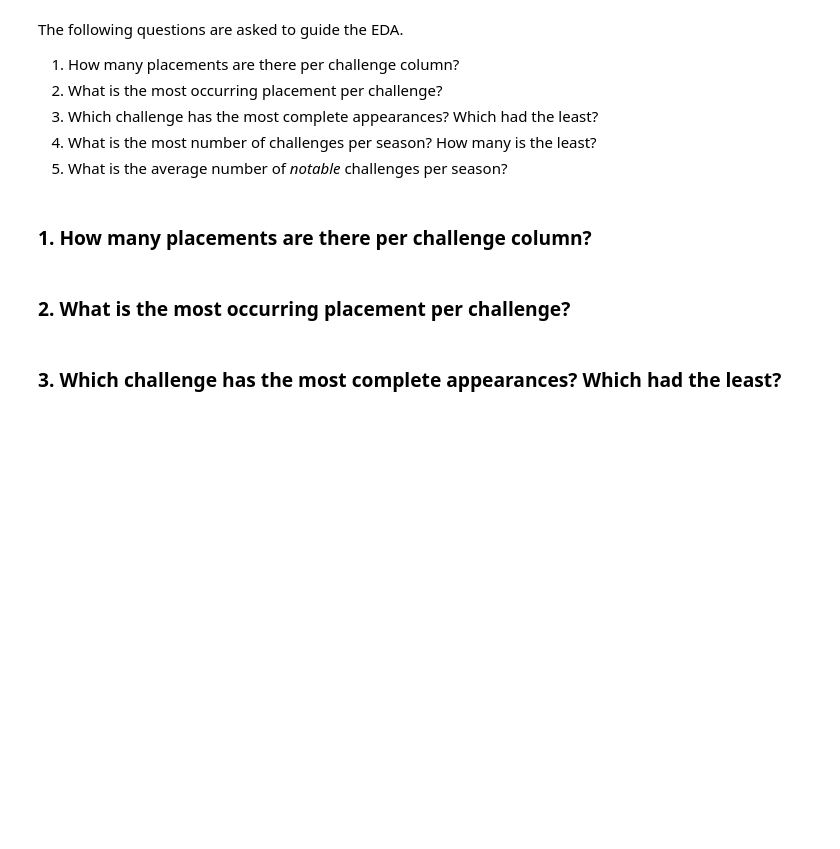
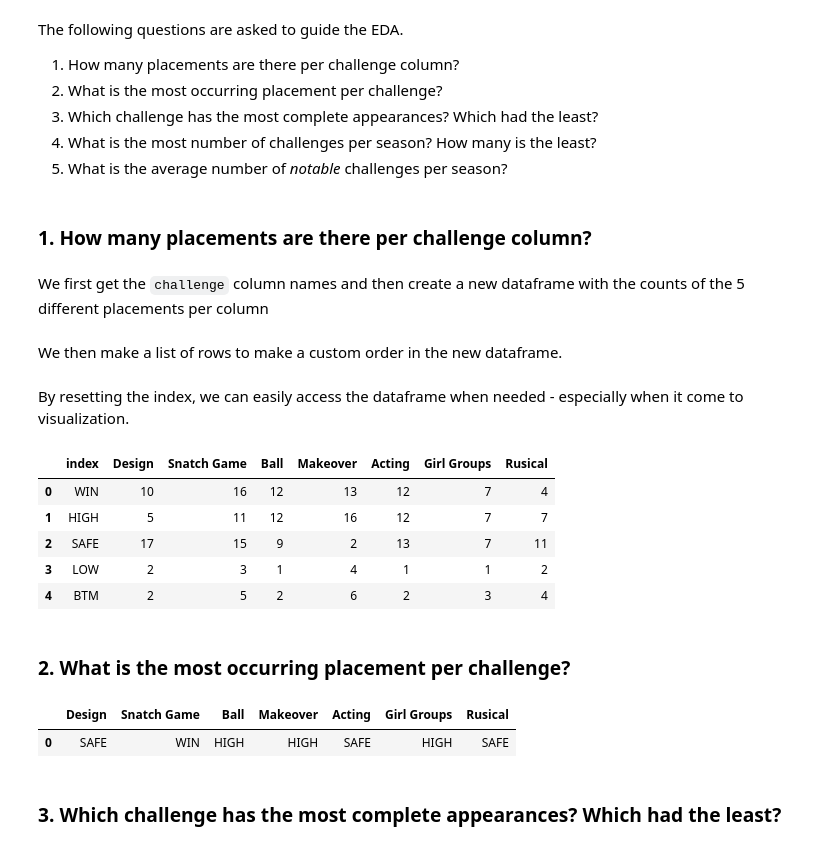
Before and after one commit to AGR-Yes/RuPauls-Drag-Race-Finalists, a Jupyter notebook: RPDR_Winner_Prediction.ipynb, the cells around one changed output. Cells and saved outputs as stored; diff of their text form; code cells hidden in the pictures; blank space fills up the shorter version.

```diff
--- a/RPDR_Winner_Prediction.ipynb
+++ b/RPDR_Winner_Prediction.ipynb
@@ -132,8 +132,36 @@ The following questions are asked to guide the EDA.
 5. What is the average number of *notable* challenges per season?
 # %% [markdown]
 ### **1. How many placements are there per challenge column?**
+# %% [markdown]
+We first get the `challenge` column names and then create a new dataframe with the counts of the 5 different placements per column
+# %%
+counts = df[['Design', 'Snatch Game', 'Ball', 'Makeover', 'Acting', 'Girl Groups', 'Rusical']].apply(pd.Series.value_counts)
+# %% [markdown]
+We then make a list of rows to make a custom order in the new dataframe.
+# %%
+row_order = ['WIN','HIGH','SAFE','LOW','BTM']
+# %% [markdown]
+By resetting the index, we can easily access the dataframe when needed - especially when it come to visualization.
+# %%
+counts = counts.reindex(row_order).reset_index()
+
+counts
+# %% [output]
+|  | index | Design | Snatch Game | Ball | Makeover | Acting | Girl Groups | Rusical |
+| 0 | WIN | 10 | 16 | 12 | 13 | 12 | 7 | 4 |
+| 1 | HIGH | 5 | 11 | 12 | 16 | 12 | 7 | 7 |
+| 2 | SAFE | 17 | 15 | 9 | 2 | 13 | 7 | 11 |
+| 3 | LOW | 2 | 3 | 1 | 4 | 1 | 1 | 2 |
+| 4 | BTM | 2 | 5 | 2 | 6 | 2 | 3 | 4 |
 # %% [markdown]
 ### **2. What is the most occurring placement per challenge?**
+# %%
+challenge_mode = pd.DataFrame(df[['Design', 'Snatch Game', 'Ball', 'Makeover', 'Acting', 'Girl Groups', 'Rusical']].mode().iloc[0])
+
+challenge_mode.transpose()
+# %% [output]
+|  | Design | Snatch Game | Ball | Makeover | Acting | Girl Groups | Rusical |
+| 0 | SAFE | WIN | HIGH | HIGH | SAFE | HIGH | SAFE |
 # %% [markdown]
 ### **3. Which challenge has the most complete appearances? Which had the least?**
 # %% [markdown]
```
